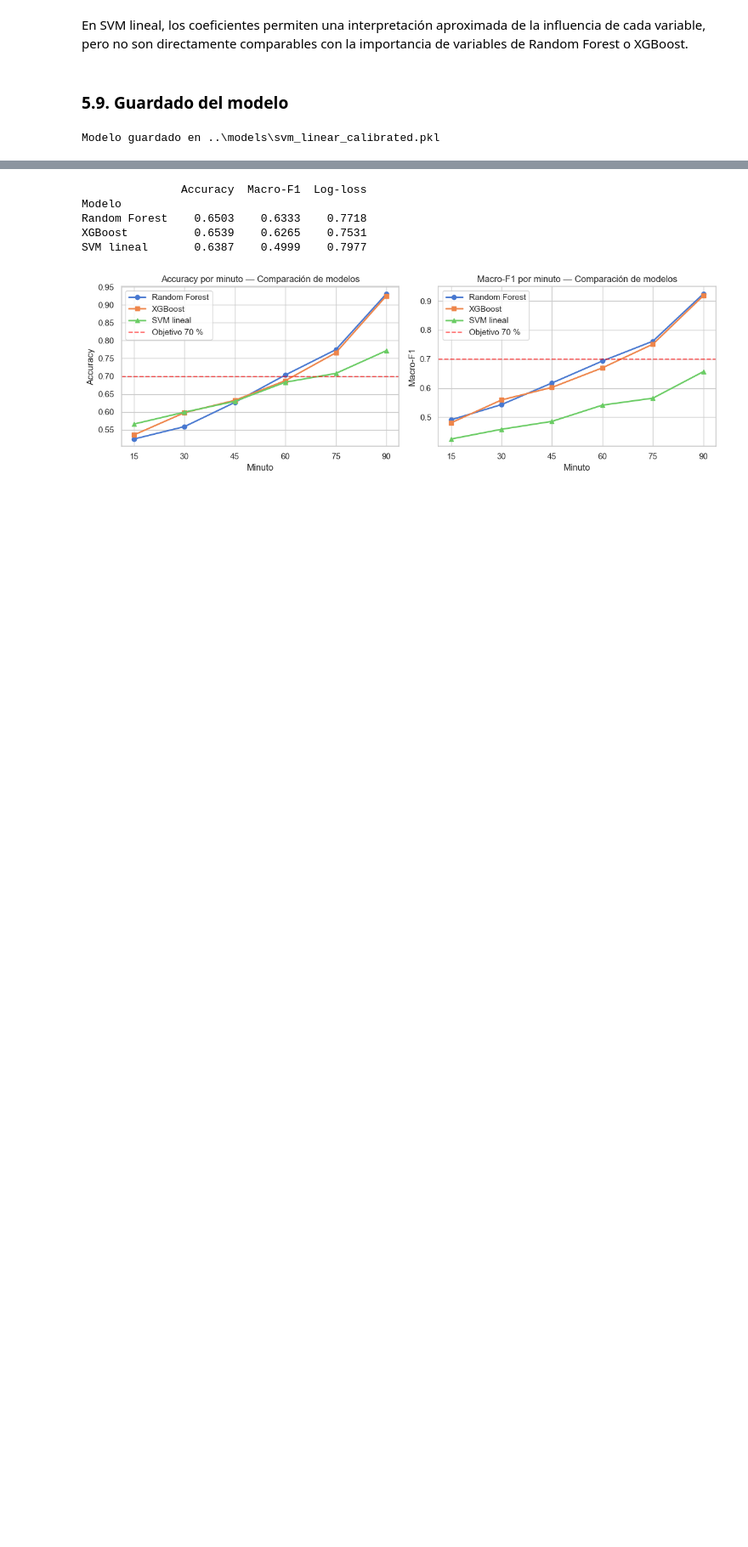
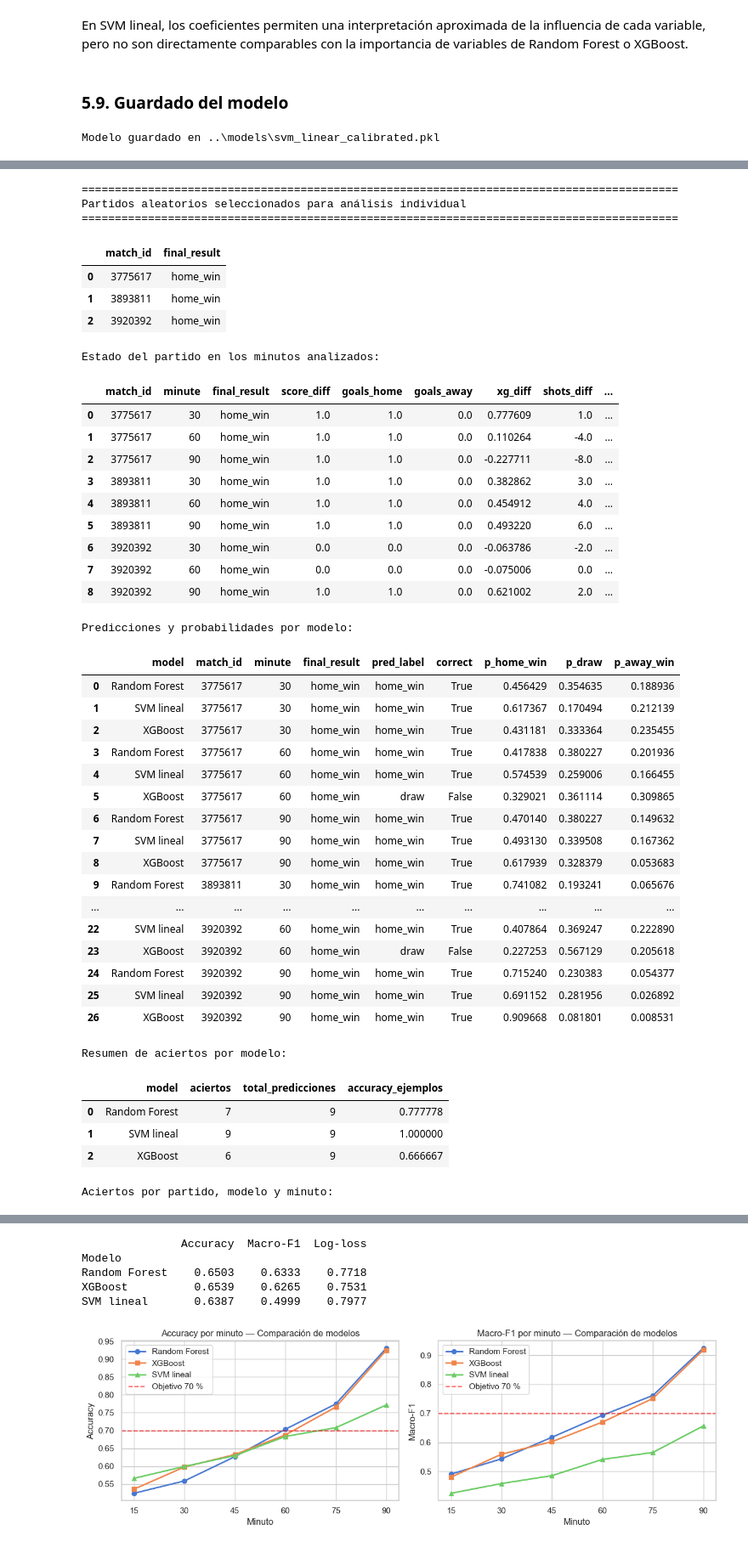
Before and after one commit to oriolologaray/TFE, a Jupyter notebook: notebooks/modeling.ipynb, the cells around one changed output, grey strips where cells are left out. Shown at 85% size. Saved outputs shown, nothing was run; the diff lists cells and outputs as text; code cells hidden in the pictures; blank space fills up the shorter version.

```diff
--- a/notebooks/modeling.ipynb
+++ b/notebooks/modeling.ipynb
@@ -1035,0 +1374,57 @@ Modelo guardado en ..\models\svm_linear_calibrated.pkl
+# %%
+models_for_examples = {
+    "Random Forest": rf,
+    "XGBoost": xgb_model,
+    "SVM lineal": svm_model
+}
+
+examples_all_models = evaluate_random_matches_for_all_models(
+    models=models_for_examples,
+    test_data=test,
+    n_matches=3,
+    target_minutes=[30, 60, 90],
+    random_state=RANDOM_STATE
+)
+# %% [output]
+==========================================================================================
+Partidos aleatorios seleccionados para análisis individual
+==========================================================================================
+|  | match_id | final_result |
+| 0 | 3775617 | home_win |
+| 1 | 3893811 | home_win |
+| 2 | 3920392 | home_win |
+Estado del partido en los minutos analizados:
+|  | match_id | minute | final_result | score_diff | goals_home | goals_away | xg_diff | shots_diff | ... |
+| 0 | 3775617 | 30 | home_win | 1.0 | 1.0 | 0.0 | 0.777609 | 1.0 | ... |
+| 1 | 3775617 | 60 | home_win | 1.0 | 1.0 | 0.0 | 0.110264 | -4.0 | ... |
+| 2 | 3775617 | 90 | home_win | 1.0 | 1.0 | 0.0 | -0.227711 | -8.0 | ... |
+| 3 | 3893811 | 30 | home_win | 1.0 | 1.0 | 0.0 | 0.382862 | 3.0 | ... |
+| 4 | 3893811 | 60 | home_win | 1.0 | 1.0 | 0.0 | 0.454912 | 4.0 | ... |
+| 5 | 3893811 | 90 | home_win | 1.0 | 1.0 | 0.0 | 0.493220 | 6.0 | ... |
+| 6 | 3920392 | 30 | home_win | 0.0 | 0.0 | 0.0 | -0.063786 | -2.0 | ... |
+| 7 | 3920392 | 60 | home_win | 0.0 | 0.0 | 0.0 | -0.075006 | 0.0 | ... |
+| 8 | 3920392 | 90 | home_win | 1.0 | 1.0 | 0.0 | 0.621002 | 2.0 | ... |
+Predicciones y probabilidades por modelo:
+|  | model | match_id | minute | final_result | pred_label | correct | p_home_win | p_draw | p_away_win |
+| 0 | Random Forest | 3775617 | 30 | home_win | home_win | True | 0.456429 | 0.354635 | 0.188936 |
+| 1 | SVM lineal | 3775617 | 30 | home_win | home_win | True | 0.617367 | 0.170494 | 0.212139 |
+| 2 | XGBoost | 3775617 | 30 | home_win | home_win | True | 0.431181 | 0.333364 | 0.235455 |
+| 3 | Random Forest | 3775617 | 60 | home_win | home_win | True | 0.417838 | 0.380227 | 0.201936 |
+| 4 | SVM lineal | 3775617 | 60 | home_win | home_win | True | 0.574539 | 0.259006 | 0.166455 |
+| 5 | XGBoost | 3775617 | 60 | home_win | draw | False | 0.329021 | 0.361114 | 0.309865 |
+| 6 | Random Forest | 3775617 | 90 | home_win | home_win | True | 0.470140 | 0.380227 | 0.149632 |
+| 7 | SVM lineal | 3775617 | 90 | home_win | home_win | True | 0.493130 | 0.339508 | 0.167362 |
+| 8 | XGBoost | 3775617 | 90 | home_win | home_win | True | 0.617939 | 0.328379 | 0.053683 |
+| 9 | Random Forest | 3893811 | 30 | home_win | home_win | True | 0.741082 | 0.193241 | 0.065676 |
+| ... | ... | ... | ... | ... | ... | ... | ... | ... | ... |
+| 22 | SVM lineal | 3920392 | 60 | home_win | home_win | True | 0.407864 | 0.369247 | 0.222890 |
+| 23 | XGBoost | 3920392 | 60 | home_win | draw | False | 0.227253 | 0.567129 | 0.205618 |
+| 24 | Random Forest | 3920392 | 90 | home_win | home_win | True | 0.715240 | 0.230383 | 0.054377 |
+| 25 | SVM lineal | 3920392 | 90 | home_win | home_win | True | 0.691152 | 0.281956 | 0.026892 |
+| 26 | XGBoost | 3920392 | 90 | home_win | home_win | True | 0.909668 | 0.081801 | 0.008531 |
+Resumen de aciertos por modelo:
+|  | model | aciertos | total_predicciones | accuracy_ejemplos |
+| 0 | Random Forest | 7 | 9 | 0.777778 |
+| 1 | SVM lineal | 9 | 9 | 1.000000 |
+| 2 | XGBoost | 6 | 9 | 0.666667 |
+Aciertos por partido, modelo y minuto:
```
Also changed, not shown: parts of 16 cells of this notebook, 14 other files.
